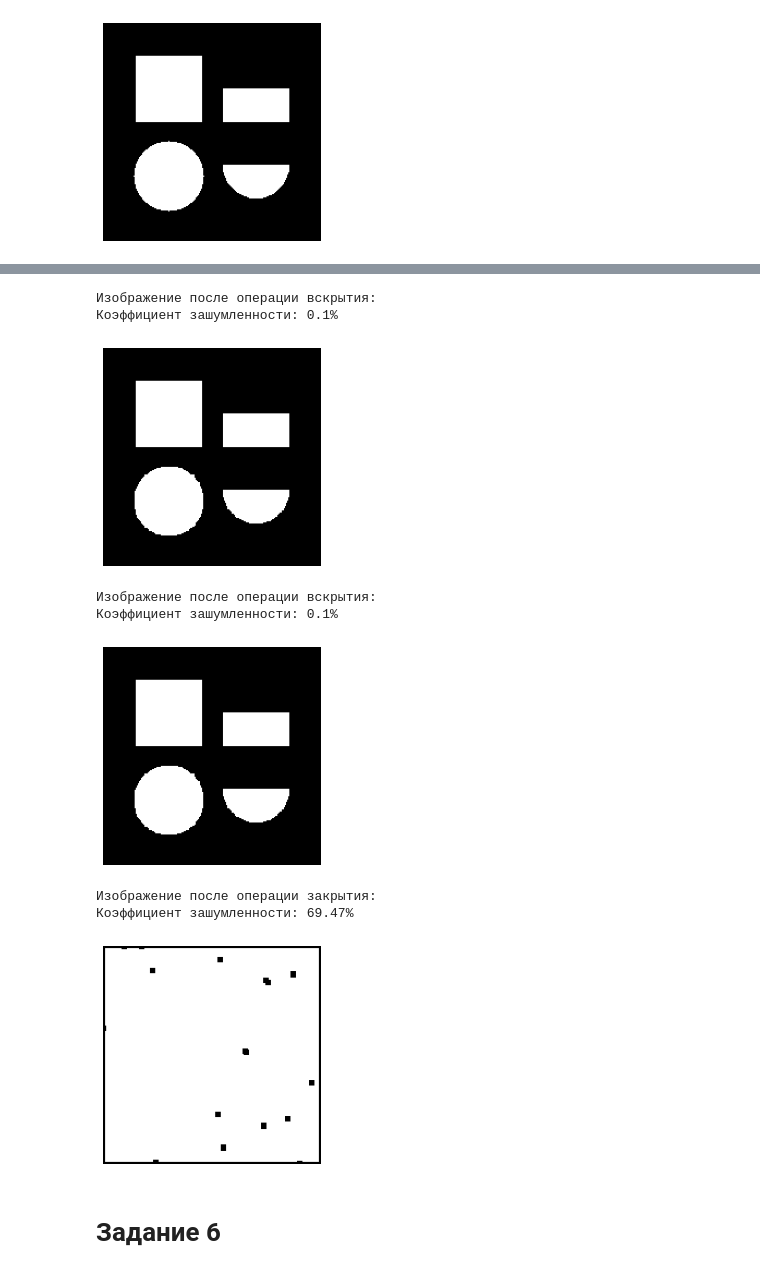
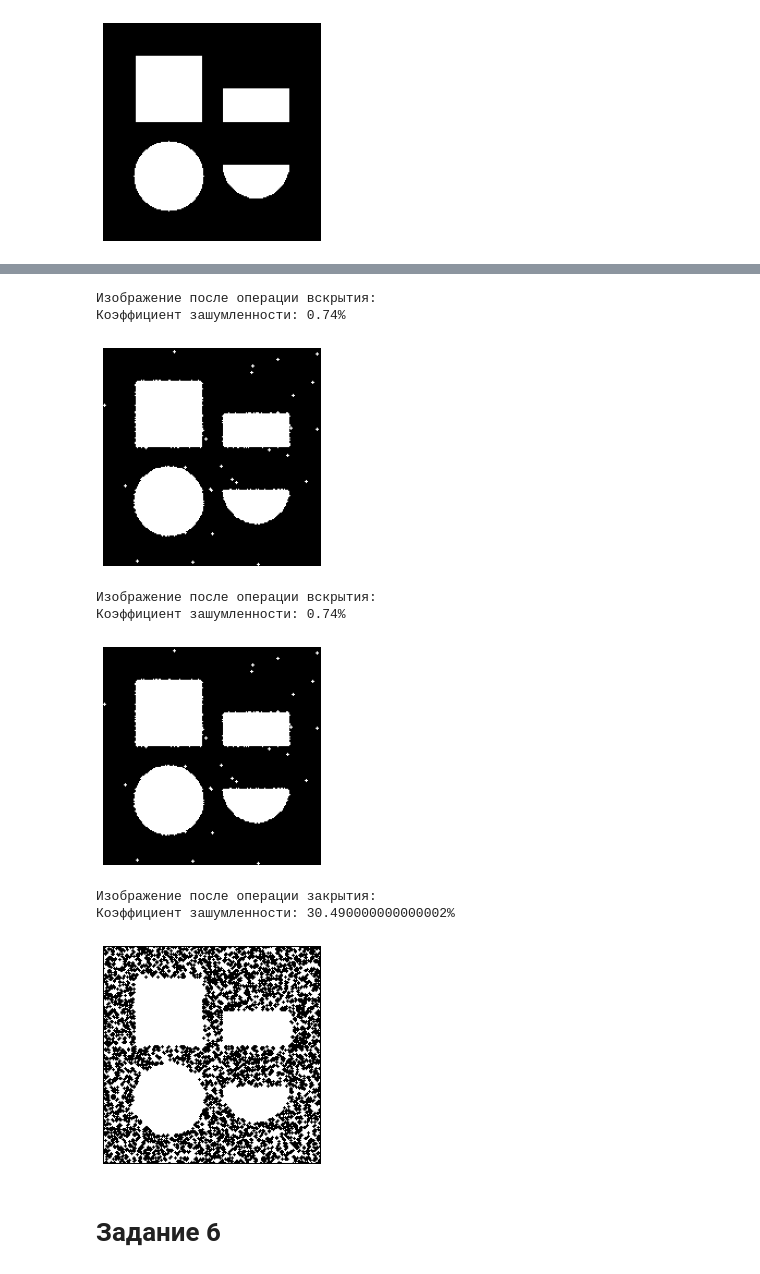
Before and after one commit to kolovratgas/Image-Processing, a Jupyter notebook: Lab_3/Lab_3.ipynb, the cells around one changed output, grey strips where cells are left out. Drawn from its saved outputs; the diff is of its cells as text; code cells hidden in the pictures.

```diff
--- a/Lab_3/Lab_3.ipynb
+++ b/Lab_3/Lab_3.ipynb
@@ -16,12 +16,10 @@ from itertools import repeat
 # %%
 PROBABILITY = 0.25
 # %%
-MORPH_CROSS_5x5 = np.array([
-    [True, True, True, True, True],
-    [True, True, True, True, True],
-    [True, True, True, True, True],
-    [True, True, True, True, True],
-    [True, True, True, True, True]
+MORPH_CROSS_3x3 = np.array([
+    [0, 1, 0],
+    [1, 1, 1],
+    [0, 1, 0]
 ])
 # %%
 def show_image(image):
@@ -166,30 +164,30 @@ print(f"Коэффициент шума: {noise_factor(img, impulse_image)}%")
 # %%
-opening_image = opening(impulse_image, MORPH_CROSS_5x5)
+opening_image = opening(impulse_image, MORPH_CROSS_3x3)
 print("Изображение после операции вскрытия:")
 show_image(opening_image)
 print(f"Коэффициент зашумленности: {noise_factor(img, opening_image)}%")
 # %% [output]
 Изображение после операции вскрытия:
-Коэффициент зашумленности: 0.1%
+Коэффициент зашумленности: 0.74%
-[figure, old version]
+[figure, new version]
 # %%
-opening_image = opening(impulse_image, MORPH_CROSS_5x5)
+opening_image = opening(impulse_image, MORPH_CROSS_3x3)
 print("Изображение после операции вскрытия:")
 show_image(opening_image)
 print(f"Коэффициент зашумленности: {noise_factor(img, opening_image)}%")
 # %% [output]
 Изображение после операции вскрытия:
-Коэффициент зашумленности: 0.1%
+Коэффициент зашумленности: 0.74%
-[figure, old version]
+[figure, new version]
 # %%
-closed_image = closing(impulse_image, MORPH_CROSS_5x5)
+closed_image = closing(impulse_image, MORPH_CROSS_3x3)
 print("Изображение после операции закрытия:")
 show_image(closed_image)
 print(f"Коэффициент зашумленности: {noise_factor(img, closed_image)}%")
 # %% [output]
 Изображение после операции закрытия:
-Коэффициент зашумленности: 69.47%
+Коэффициент зашумленности: 30.490000000000002%
-[figure, old version]
+[figure, new version]
 # %% [markdown]
 # Задание 6
 # %%
```
Also changed, not shown: parts of 12 cells of this notebook.
